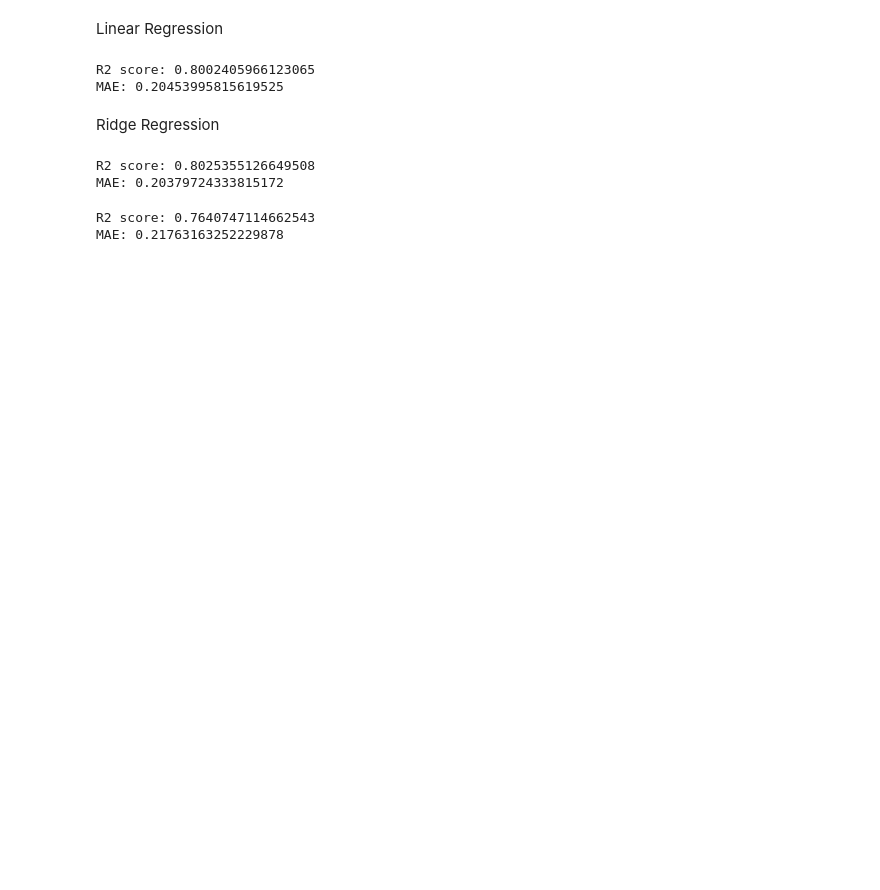
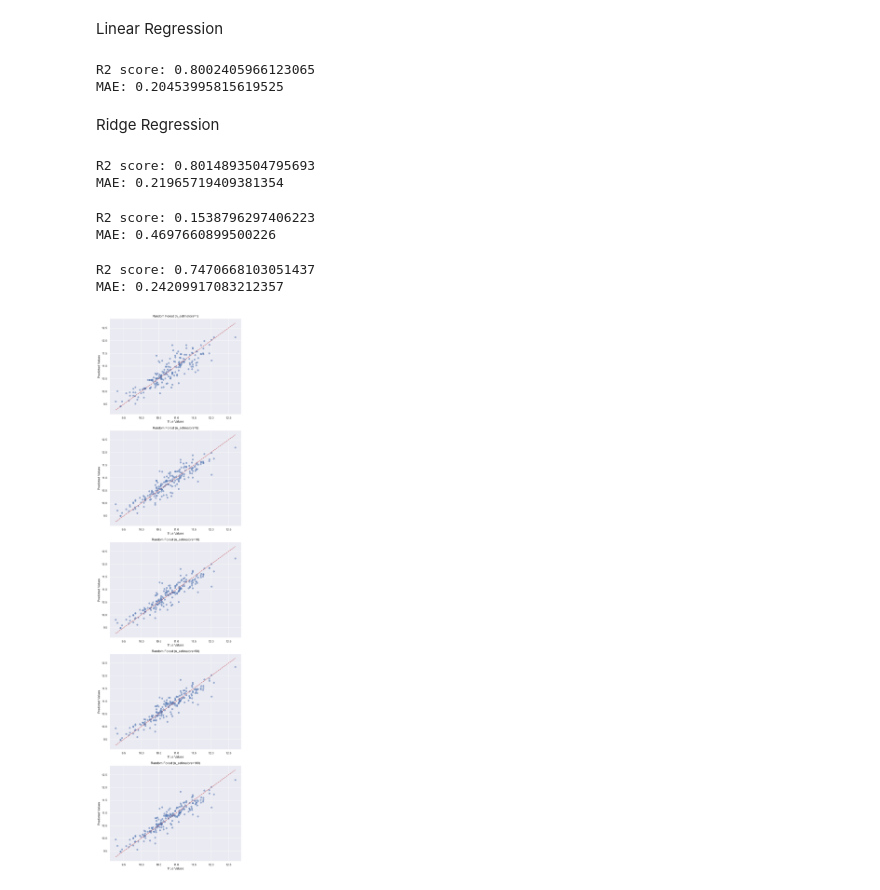
Before and after one commit to Doccocaubai710/LaptopPricePrediction_MachineLearningProject, a Jupyter notebook: Laptop_prediction.ipynb, the cells around one changed output. Saved outputs shown, nothing was run; the diff lists cells and outputs as text; code cells hidden in the pictures; blank space fills up the shorter version.

```diff
--- a/Laptop_prediction.ipynb
+++ b/Laptop_prediction.ipynb
@@ -771,9 +789,9 @@ Ridge Regression
 #Create and fit the Ridge Regression
 from sklearn.linear_model import Ridge
 model=Ridge(alpha=10)
-model.fit(X_train_encoded,y_train)
+model.fit(X_train,y_train)
 # Make predictions on the test data
-y_pred = model.predict(X_test_encoded)
+y_pred = model.predict(X_test)
 
 # Calculate R2 score and mean absolute error
 r2score = r2_score(y_test, y_pred)
@@ -782,14 +800,14 @@ mae = mean_absolute_error(y_test, y_pred)
 print('R2 score:', r2score)
 print('MAE:', mae)
 # %% [output]
-R2 score: 0.8025355126649508
-MAE: 0.20379724333815172
+R2 score: 0.8014893504795693
+MAE: 0.21965719409381354
 # %%
 from sklearn.neighbors import KNeighborsRegressor
-model=KNeighborsRegressor(n_neighbors=10)
-model.fit(X_train_encoded,y_train)
+model=KNeighborsRegressor(n_neighbors=100)
+model.fit(X_train,y_train)
 # Make predictions on the test data
-y_pred = model.predict(X_test_encoded)
+y_pred = model.predict(X_test)
 
 # Calculate R2 score and mean absolute error
 r2score = r2_score(y_test, y_pred)
@@ -798,5 +816,48 @@ mae = mean_absolute_error(y_test, y_pred)
 print('R2 score:', r2score)
 print('MAE:', mae)
 # %% [output]
-R2 score: 0.7640747114662543
-MAE: 0.21763163252229878
+R2 score: 0.1538796297406223
+MAE: 0.4697660899500226
+# %%
+from sklearn.ensemble import RandomForestRegressor
+model=RandomForestRegressor(n_estimators=3,random_state=42)
+model.fit(X_train,y_train)
+y_pred=model.predict(X_test)
+r2score = r2_score(y_test, y_pred)
+mae = mean_absolute_error(y_test, y_pred)
+
+print('R2 score:', r2score)
+print('MAE:', mae)
+# %% [output]
+R2 score: 0.7470668103051437
+MAE: 0.24209917083212357
+# %%
+import matplotlib.pyplot as plt
+from sklearn.ensemble import RandomForestRegressor
+
+# Define the number of estimators to test
+n_estimators = [1, 5, 10, 50, 100]
+
+# Create a figure to hold the subplots
+fig, axs = plt.subplots(len(n_estimators), 1, figsize=(8, 6 * len(n_estimators)))
+
+# Iterate over each number of estimators
+for i, n in enumerate(n_estimators):
+    # Create and fit the Random Forest Regressor with the specified number of estimators
+    model = RandomForestRegressor(n_estimators=n, random_state=42)
+    model.fit(X_train, y_train)
+
+    # Make predictions on the test set
+    y_pred = model.predict(X_test)
+
+    # Plot the predicted values against the true values
+    axs[i].scatter(y_test, y_pred, color='b', alpha=0.5)
+    axs[i].plot([y_test.min(), y_test.max()], [y_test.min(), y_test.max()], 'r--')
+    axs[i].set_xlabel('True Values')
+    axs[i].set_ylabel('Predicted Values')
+    axs[i].set_title(f'Random Forest (n_estimators={n})')
+
+plt.tight_layout()
+plt.show()
+# %% [output]
+[figure, added]
```
Also changed, not shown: parts of 20 cells of this notebook.
